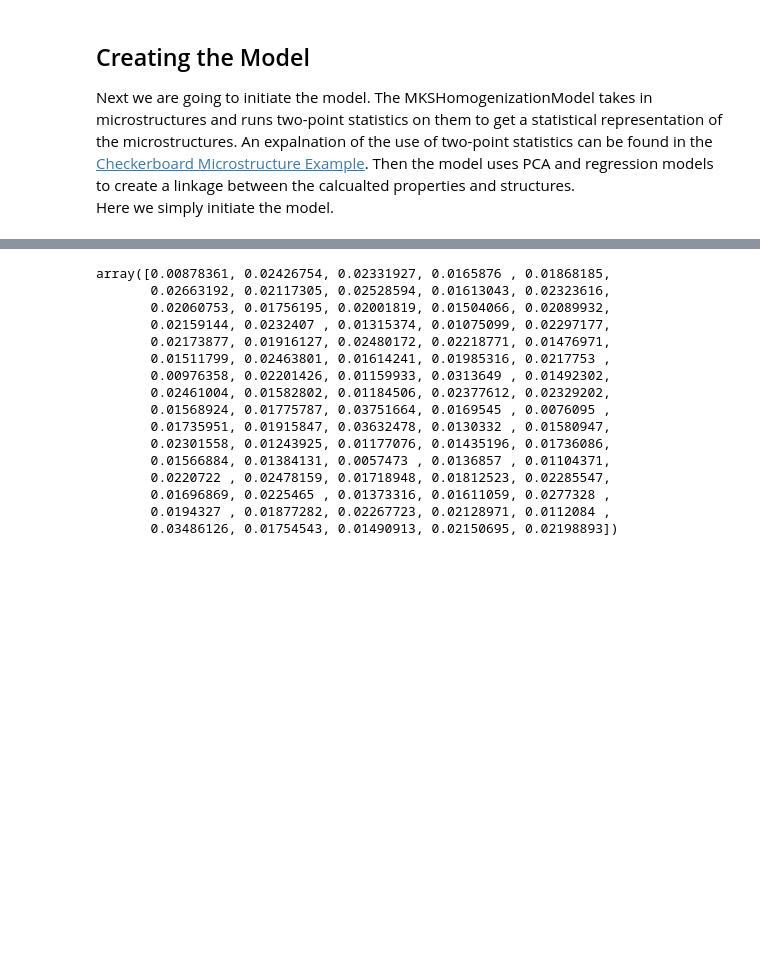
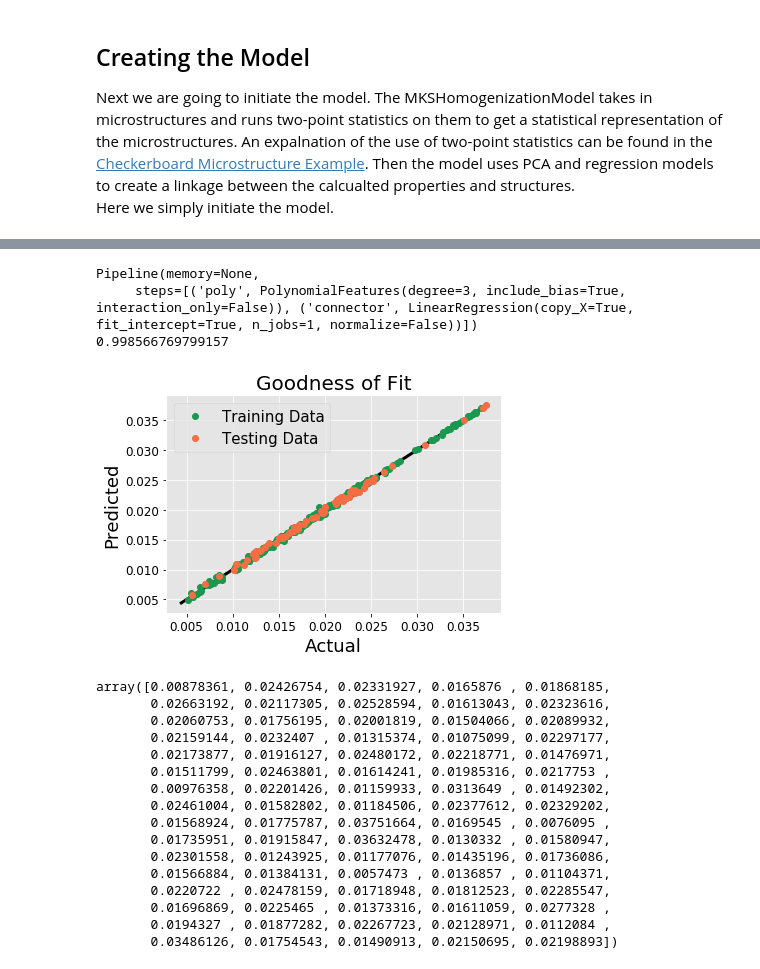
Before and after one commit to beyucel/pymks, a Jupyter notebook: notebooks/fiber-fmks-Copy1.ipynb, the cells around one changed output, grey strips where cells are left out. Cells and saved outputs as stored; diff of their text form; code cells hidden in the pictures; blank space fills up the shorter version.

```diff
--- a/notebooks/fiber-fmks-Copy1.ipynb
+++ b/notebooks/fiber-fmks-Copy1.ipynb
@@ -102,3 +84,43 @@ data_train, data_test, stress_train, stress_test = train_test_split(
+# %%
+# Claculate 2-point stats for the test
+chunks2=data_test.shape
+Xb= da.from_array(data_test, chunks=chunks2)
+TestStats=auto_correlation(Xb)
+
+FlattenTestStats=da.Array.flatten(TestStats).reshape(TestStats.shape[0],(TestStats.shape[1]*TestStats.shape[1]))
+TestScores=pca.transform(FlattenTestStats)
+# %%
+from sklearn.grid_search import GridSearchCV
+
+## Create the pipeline with the polynomail features than do the crossvalidation
+
+bl=Pipeline([('poly', PolynomialFeatures()),('connector', LinearRegression())])
+# %%
+
+params_to_tune = {'poly__degree': np.arange(1, 4)}
+# fit_params = {'size': dataset[0].shape}
+gs = GridSearchCV(bl, param_grid=params_to_tune).fit(TrainScores, stress_train)
+# %%
+print(gs.best_estimator_)
+print(gs.score(TrainScores,stress_train))
+# %% [output]
+Pipeline(memory=None,
+     steps=[('poly', PolynomialFeatures(degree=3, include_bias=True, interaction_only=False)), ('connector', LinearRegression(copy_X=True, fit_intercept=True, n_jobs=1, normalize=False))])
+0.998566769799157
+# %%
+
+bmodel=gs.best_estimator_
+
+stress_predict = bmodel.predict(TestScores)
+# %%
+from pymks.tools import draw_goodness_of_fit
+
+
+fit_data = np.array([stress_train, bmodel.predict(TrainScores)])
+pred_data = np.array([stress_test, stress_predict])
+draw_goodness_of_fit(fit_data, pred_data, ['Training Data', 'Testing Data'])
+# %% [output]
+[figure, added]
 # %%
 from sklearn.grid_search import GridSearchCV
 
```
Also changed, not shown: parts of 5 cells of this notebook.
